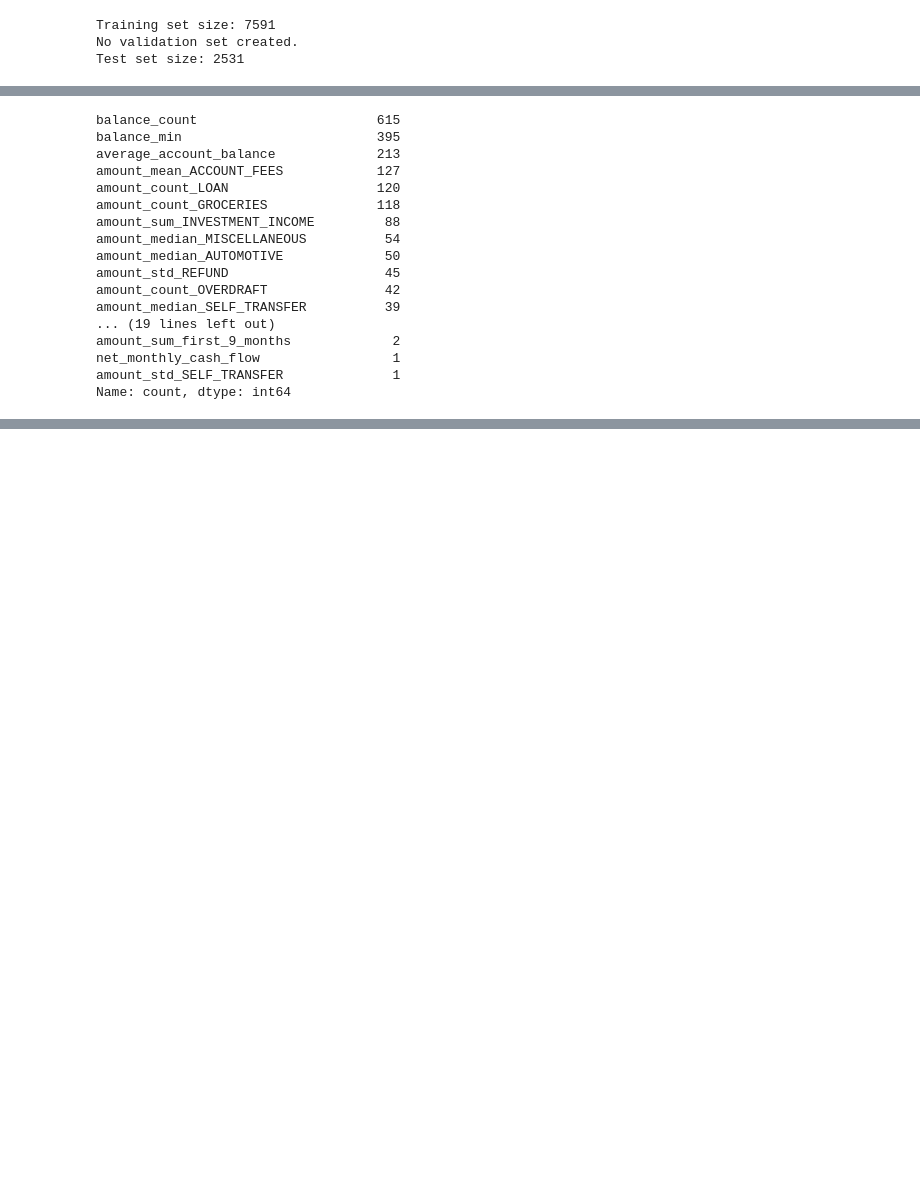
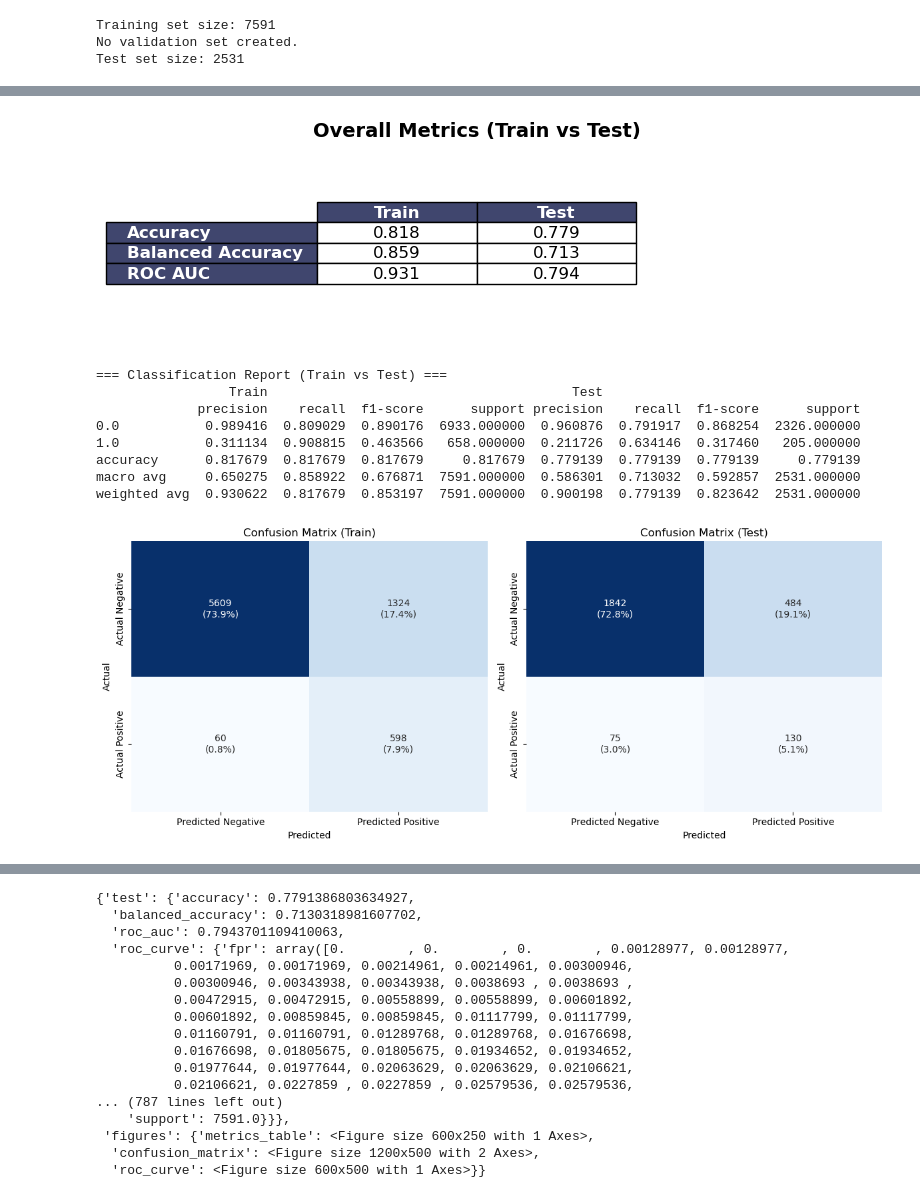
Before and after one commit to mozer123/credit_scoring, a Jupyter notebook: src/main.ipynb, the cells around one changed output, grey strips where cells are left out. Cells and saved outputs as stored; diff of their text form; code cells hidden in the pictures; blank space fills up the shorter version.

```diff
--- a/src/main.ipynb
+++ b/src/main.ipynb
@@ -217,20 +119,15 @@ top_features_df
-# %%
-top_features_pred_default.explode().value_counts()
-# %% [output]
-balance_count                       615
-balance_min                         395
-average_account_balance             213
-amount_mean_ACCOUNT_FEES            127
-amount_count_LOAN                   120
-amount_count_GROCERIES              118
-amount_sum_INVESTMENT_INCOME         88
-amount_median_MISCELLANEOUS          54
-amount_median_AUTOMOTIVE             50
-amount_std_REFUND                    45
-amount_count_OVERDRAFT               42
-amount_median_SELF_TRANSFER          39
-... (19 lines left out)
-amount_sum_first_9_months             2
-net_monthly_cash_flow                 1
-amount_std_SELF_TRANSFER              1
-Name: count, dtype: int64
+# %%
+# Initialize and train model with all features
+model, scaler = train_model(train_df, all_feature_columns, "xgboost")
+predict_and_analyze_model(model, scaler, train_df, test_df, all_feature_columns)
+# %% [output]
+[figure, added]
+=== Classification Report (Train vs Test) ===
+                 Train                                       Test
+             precision    recall  f1-score      support precision    recall  f1-score      support
+0.0           0.989416  0.809029  0.890176  6933.000000  0.960876  0.791917  0.868254  2326.000000
+1.0           0.311134  0.908815  0.463566   658.000000  0.211726  0.634146  0.317460   205.000000
+accuracy      0.817679  0.817679  0.817679     0.817679  0.779139  0.779139  0.779139     0.779139
+macro avg     0.650275  0.858922  0.676871  7591.000000  0.586301  0.713032  0.592857  2531.000000
+weighted avg  0.930622  0.817679  0.853197  7591.000000  0.900198  0.779139  0.823642  2531.000000
+[figure, added]
@@ -236,0 +135,17 @@ Name: count, dtype: int64
+{'test': {'accuracy': 0.7791386803634927,
+  'balanced_accuracy': 0.7130318981607702,
+  'roc_auc': 0.7943701109410063,
+  'roc_curve': {'fpr': array([0.        , 0.        , 0.        , 0.00128977, 0.00128977,
+          0.00171969, 0.00171969, 0.00214961, 0.00214961, 0.00300946,
+          0.00300946, 0.00343938, 0.00343938, 0.0038693 , 0.0038693 ,
+          0.00472915, 0.00472915, 0.00558899, 0.00558899, 0.00601892,
+          0.00601892, 0.00859845, 0.00859845, 0.01117799, 0.01117799,
+          0.01160791, 0.01160791, 0.01289768, 0.01289768, 0.01676698,
+          0.01676698, 0.01805675, 0.01805675, 0.01934652, 0.01934652,
+          0.01977644, 0.01977644, 0.02063629, 0.02063629, 0.02106621,
+          0.02106621, 0.0227859 , 0.0227859 , 0.02579536, 0.02579536,
+... (787 lines left out)
+    'support': 7591.0}}},
+ 'figures': {'metrics_table': <Figure size 600x250 with 1 Axes>,
+  'confusion_matrix': <Figure size 1200x500 with 2 Axes>,
+  'roc_curve': <Figure size 600x500 with 1 Axes>}}
```
Also changed, not shown: parts of 22 cells of this notebook.
